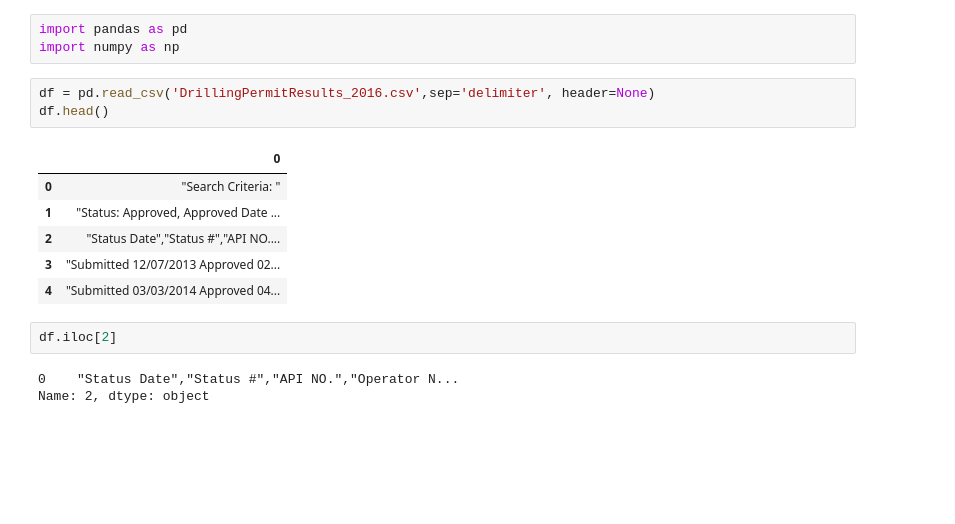
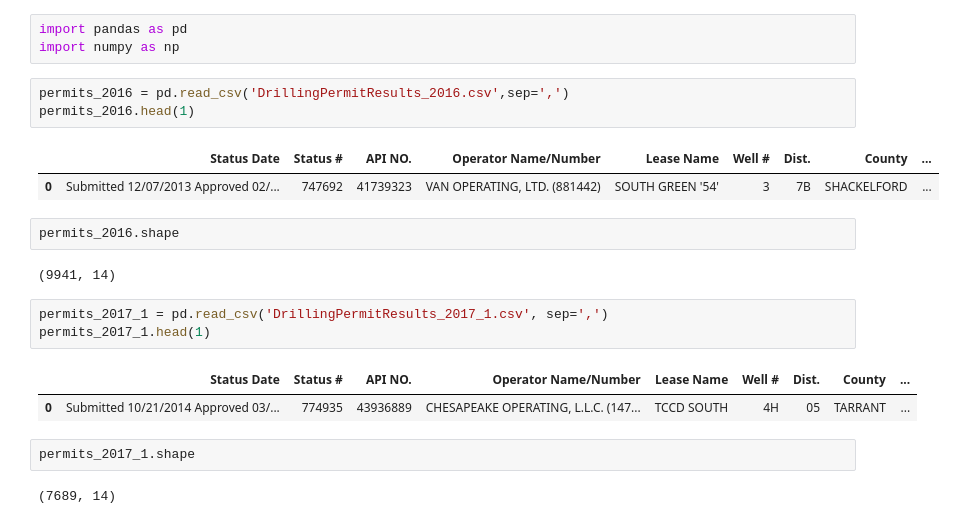
Before and after one commit to brianclements03/Individual_Project, a Jupyter notebook: WRANGLE.ipynb, the cells around one changed output. Saved outputs shown, nothing was run; the diff lists cells and outputs as text; blank space fills up the shorter version.

```diff
--- a/WRANGLE.ipynb
+++ b/WRANGLE.ipynb
@@ -2,17 +2,22 @@
 import pandas as pd
 import numpy as np
 # %%
-df = pd.read_csv('DrillingPermitResults_2016.csv',sep='delimiter', header=None)
-df.head()
+permits_2016 = pd.read_csv('DrillingPermitResults_2016.csv',sep=',')
+permits_2016.head(1)
 # %% [output]
-|  | 0 |
-| 0 | "Search Criteria: " |
-| 1 | "Status: Approved, Approved Date ... |
-| 2 | "Status Date","Status #","API NO.... |
-| 3 | "Submitted 12/07/2013 Approved 02... |
-| 4 | "Submitted 03/03/2014 Approved 04... |
+|  | Status Date | Status # | API NO. | Operator Name/Number | Lease Name | Well # | Dist. | County | ... |
+| 0 | Submitted 12/07/2013 Approved 02/... | 747692 | 41739323 | VAN OPERATING, LTD. (881442) | SOUTH GREEN '54' | 3 | 7B | SHACKELFORD | ... |
-# %%
-df.iloc[2]
-# %% [output]
-0    "Status Date","Status #","API NO.","Operator N...
-Name: 2, dtype: object
+# %%
+permits_2016.shape
+# %% [output]
+(9941, 14)
+# %%
+permits_2017_1 = pd.read_csv('DrillingPermitResults_2017_1.csv', sep=',')
+permits_2017_1.head(1)
+# %% [output]
+|  | Status Date | Status # | API NO. | Operator Name/Number | Lease Name | Well # | Dist. | County | ... |
+| 0 | Submitted 10/21/2014 Approved 03/... | 774935 | 43936889 | CHESAPEAKE OPERATING, L.L.C. (147... | TCCD SOUTH | 4H | 05 | TARRANT | ... |
+# %%
+permits_2017_1.shape
+# %% [output]
+(7689, 14)
```
Also changed, not shown: parts of 25 cells of this notebook.
